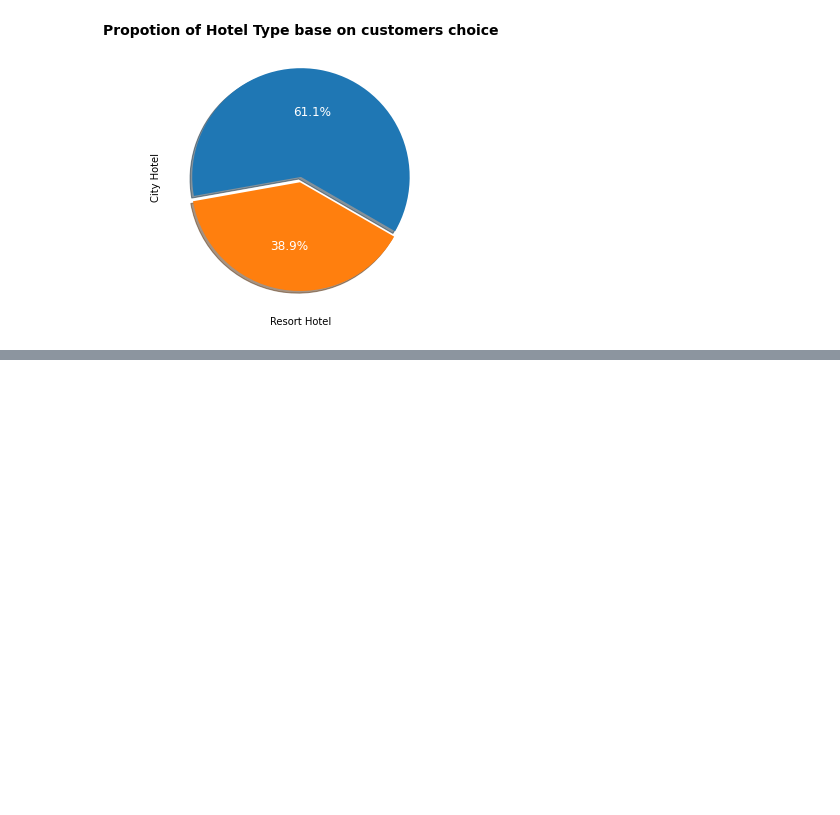
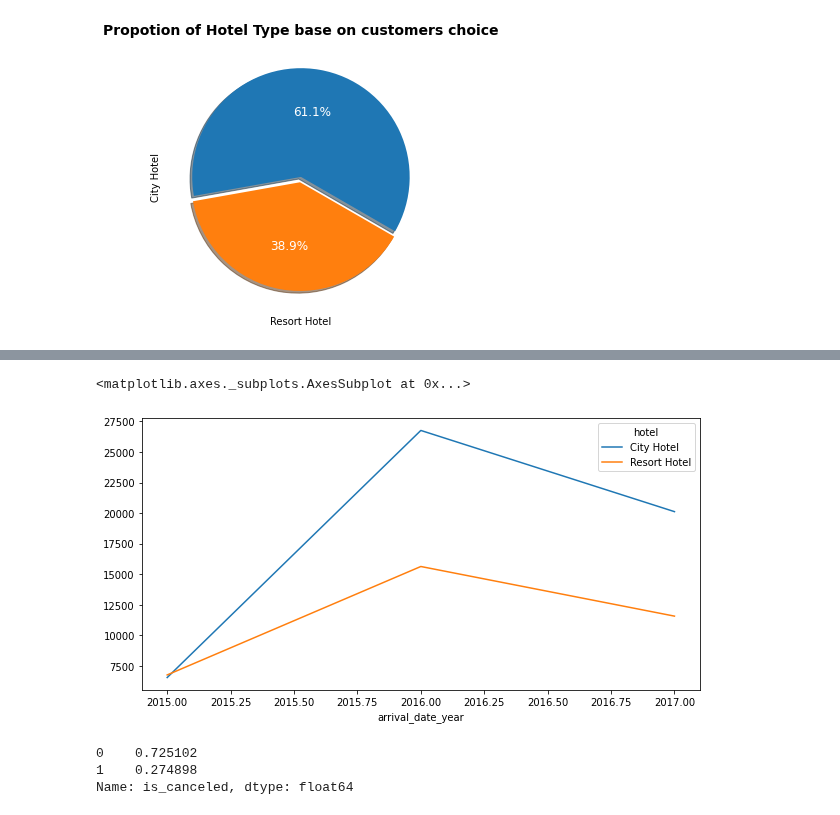
Before and after one commit to sarathsoman14/sarathsoman14-Hotel-Booking-Exploratory-Data-Analysis-EDA-, a Jupyter notebook: Hotel_Booking_Exploratory_Data_Analysis_Capstone_Project.ipynb, the cells around one changed output, grey strips where cells are left out. Cells and saved outputs as stored; diff of their text form; code cells hidden in the pictures; blank space fills up the shorter version.

```diff
--- a/Hotel_Booking_Exploratory_Data_Analysis_Capstone_Project.ipynb
+++ b/Hotel_Booking_Exploratory_Data_Analysis_Capstone_Project.ipynb
@@ -263,0 +292,4 @@ Text(0, 0.5, 'City Hotel')
+# %%
+# Trend of booking in year
+booking_year_trend=hotel_df.groupby(['arrival_date_year','hotel'])['arrival_date_year'].count().unstack()
+booking_year_trend
@@ -263,0 +302,6 @@ Text(0, 0.5, 'City Hotel')
+# %%
+plt.rcParams['figure.figsize'] = (10, 5)
+booking_year_trend.plot(kind='line')
+# %% [output]
+<matplotlib.axes._subplots.AxesSubplot at 0x...>
+[figure, added]
@@ -263,0 +310,8 @@ Text(0, 0.5, 'City Hotel')
+# %%
+# Cancellation trend
+cancellaton_percentage=hotel_df['is_canceled'].value_counts(normalize=True)
+cancellaton_percentage
+# %% [output]
+0    0.725102
+1    0.274898
+Name: is_canceled, dtype: float64
```
Also changed, not shown: parts of 33 cells of this notebook.
